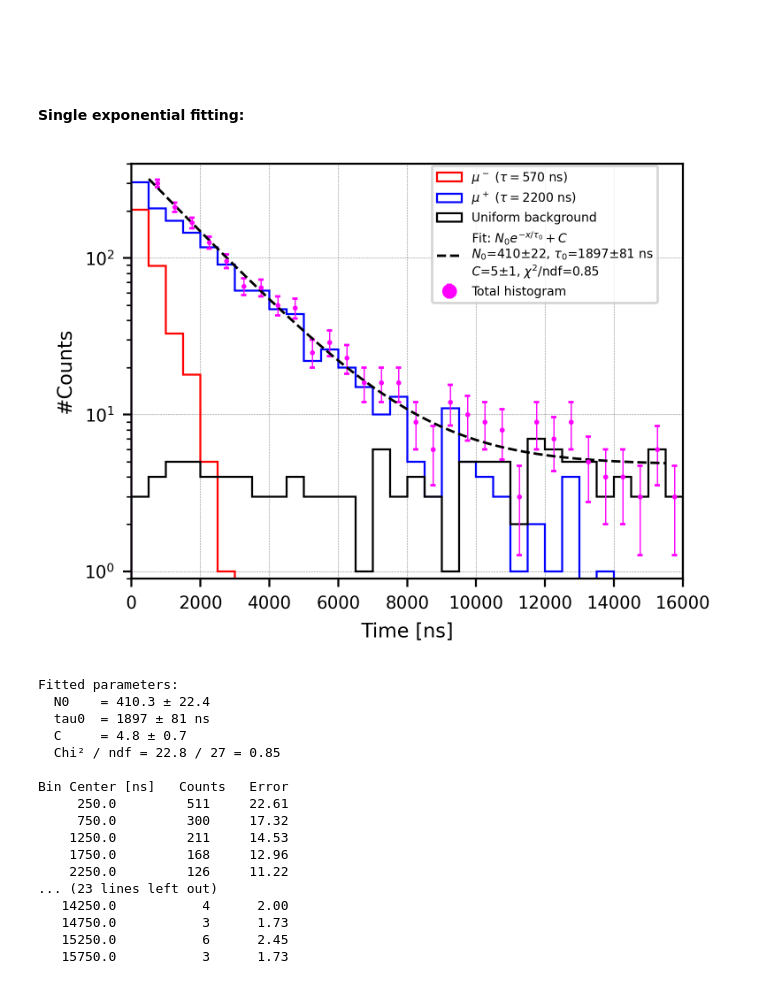
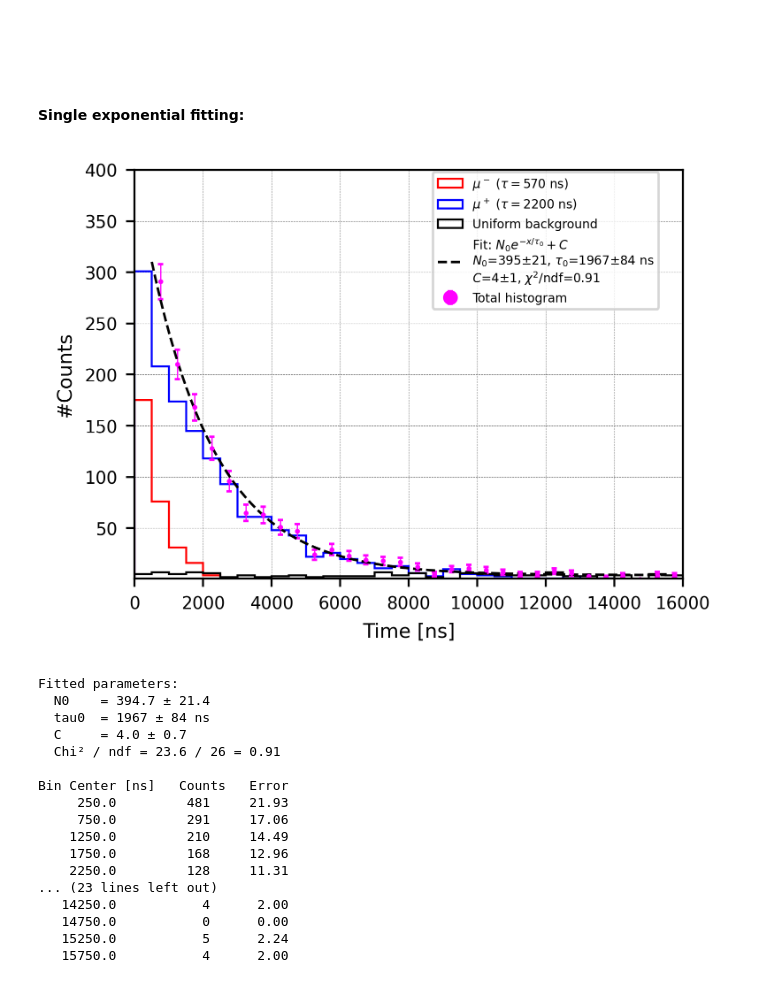
Before and after one commit to szhang17phys/analyze_pdhd_DATA_v2, a Jupyter notebook: jupyter/michel_stat/beamRun28867_FullRun_new202505/mu_lifetime_Theo.ipynb, the cells around one changed output. Saved outputs shown, nothing was run; the diff lists cells and outputs as text; code cells hidden in the pictures.

```diff
--- a/jupyter/michel_stat/beamRun28867_FullRun_new202505/mu_lifetime_Theo.ipynb
+++ b/jupyter/michel_stat/beamRun28867_FullRun_new202505/mu_lifetime_Theo.ipynb
@@ -16,12 +16,18 @@ tau_A = 570   # ns
 tau_B = 2200  # ns
 
 # Generate samples--------
-n_A = 5000
 n_B = 20000
+n_A = int(np.floor(n_B*0.21667))
 samples_A = np.random.exponential(scale=tau_A, size=n_A)
 samples_B = np.random.exponential(scale=tau_B, size=n_B)
 n_C = 500  # for example
 samples_C = np.random.uniform(0, 16000, n_C)
+
+
+print("Remark: Based on calculation showed in slides m_202505_1st")
+print("Remark: For the fitting function, we exepct N1/N2 should be 1/1.2 (Here is the 'pdf')")
+
+
 
 # Plot the histograms------------------------------------
 plt.figure(figsize=(4, 3), dpi=400)
@@ -81,13 +87,13 @@ plt.plot(x_fit_line, y_fit_line, 'k--', linewidth=1.0,
 
 # Axes settings-------------------
 plt.xlim(0, 16000)
-plt.ylim(0.1, 10000)
-plt.yscale('log')
+#plt.ylim(0.1, 10000)
+#plt.yscale('log')
 plt.xlabel('Time [ns]', fontsize=8)
 plt.ylabel('#Counts', fontsize=8)
 plt.tick_params(labelsize=7)
 plt.grid(color='gray', linestyle='--', linewidth=0.2, zorder=0)
-plt.legend(loc='upper center', bbox_to_anchor=(0.75, 1.01), fontsize=8, markerscale=5, ncol=1, prop={'size': 5})
+plt.legend(loc='upper center', bbox_to_anchor=(0.7, 0.99), fontsize=8, markerscale=5, ncol=1, prop={'size': 5})
 plt.tight_layout()
 plt.show()
 
@@ -141,8 +149,9 @@ tau_A = 570   # ns
 tau_B = 2200  # ns
 
 # Generate samples--------
-n_A = 350
+#n_A = 350
 n_B = 1400
+n_A = int(np.floor(n_B*0.21667))
 samples_A = np.random.exponential(scale=tau_A, size=n_A)
 samples_B = np.random.exponential(scale=tau_B, size=n_B)
 n_C = 125  # for example
@@ -200,49 +209,49 @@ plt.errorbar(bin_centers, sum_hist, yerr=sum_err, fmt='o', color='magenta',
 x_fit_line = np.linspace(500, 15500, 300)
 y_fit_line = exp_func(x_fit_line, *popt)
 plt.plot(x_fit_line, y_fit_line, 'k--', linewidth=1.0,
          label=f'Fit: $N_0 e^{{-x/\\tau_0}} + C$\n'
                f'$N_0$={N0_fit:.0f}±{N0_err:.0f}, $\\tau_0$={tau0_fit:.0f}±{tau0_err:.0f} ns\n'
                f'$C$={C_fit:.0f}±{C_err:.0f}, $\\chi^2$/ndf={chi2_ndf:.2f}')
 
 # Axes settings-------------------
 plt.xlim(0, 16000)
 plt.ylim(0.9, 400)
-plt.yscale('log')
+#plt.yscale('log')
 plt.xlabel('Time [ns]', fontsize=8)
 plt.ylabel('#Counts', fontsize=8)
 plt.tick_params(labelsize=7)
 plt.grid(color='gray', linestyle='--', linewidth=0.2, zorder=0)
 plt.legend(loc='upper center', bbox_to_anchor=(0.75, 1.01), fontsize=8, markerscale=5, ncol=1, prop={'size': 5})
 plt.tight_layout()
 plt.show()
 
 # Print fit results----------
 print(f"\nFitted parameters:")
 print(f"  N0    = {N0_fit:.1f} ± {N0_err:.1f}")
 print(f"  tau0  = {tau0_fit:.0f} ± {tau0_err:.0f} ns")
 print(f"  C     = {C_fit:.1f} ± {C_err:.1f}")
 print(f"  Chi² / ndf = {chi2:.1f} / {ndf} = {chi2_ndf:.2f}")
 
 # Print bin center, count, and error----------
 print("\nBin Center [ns]   Counts   Error")
 for center, count, error in zip(bin_centers, sum_hist, sum_err):
     print(f"{center:10.1f}      {count:6d}   {error:7.2f}")
 # %% [output]
-[figure, old version]
+[figure, new version]
 Fitted parameters:
-  N0    = 410.3 ± 22.4
-  tau0  = 1897 ± 81 ns
-  C     = 4.8 ± 0.7
-  Chi² / ndf = 22.8 / 27 = 0.85
+  N0    = 394.7 ± 21.4
+  tau0  = 1967 ± 84 ns
+  C     = 4.0 ± 0.7
+  Chi² / ndf = 23.6 / 26 = 0.91
 
 Bin Center [ns]   Counts   Error
-     250.0         511     22.61
-     750.0         300     17.32
-    1250.0         211     14.53
+     250.0         481     21.93
+     750.0         291     17.06
+    1250.0         210     14.49
     1750.0         168     12.96
-    2250.0         126     11.22
+    2250.0         128     11.31
 ... (23 lines left out)
    14250.0           4      2.00
-   14750.0           3      1.73
-   15250.0           6      2.45
-   15750.0           3      1.73
+   14750.0           0      0.00
+   15250.0           5      2.24
+   15750.0           4      2.00
```
Also changed, not shown: parts of 5 cells of this notebook, 27 other files.
